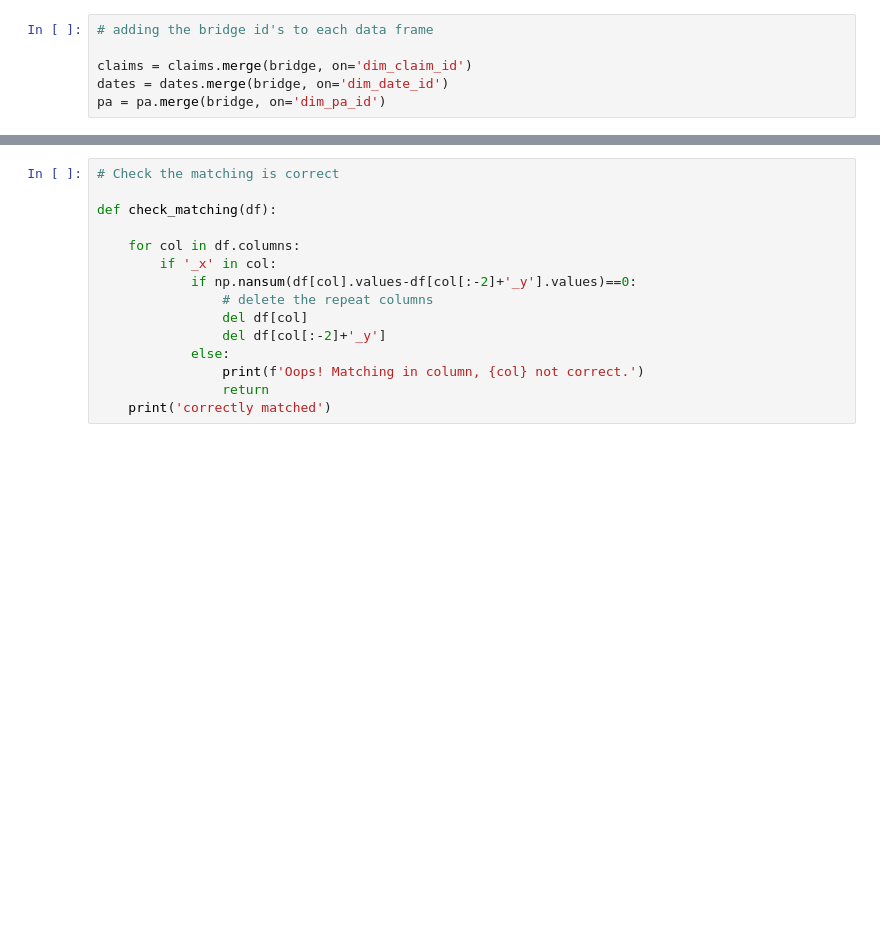
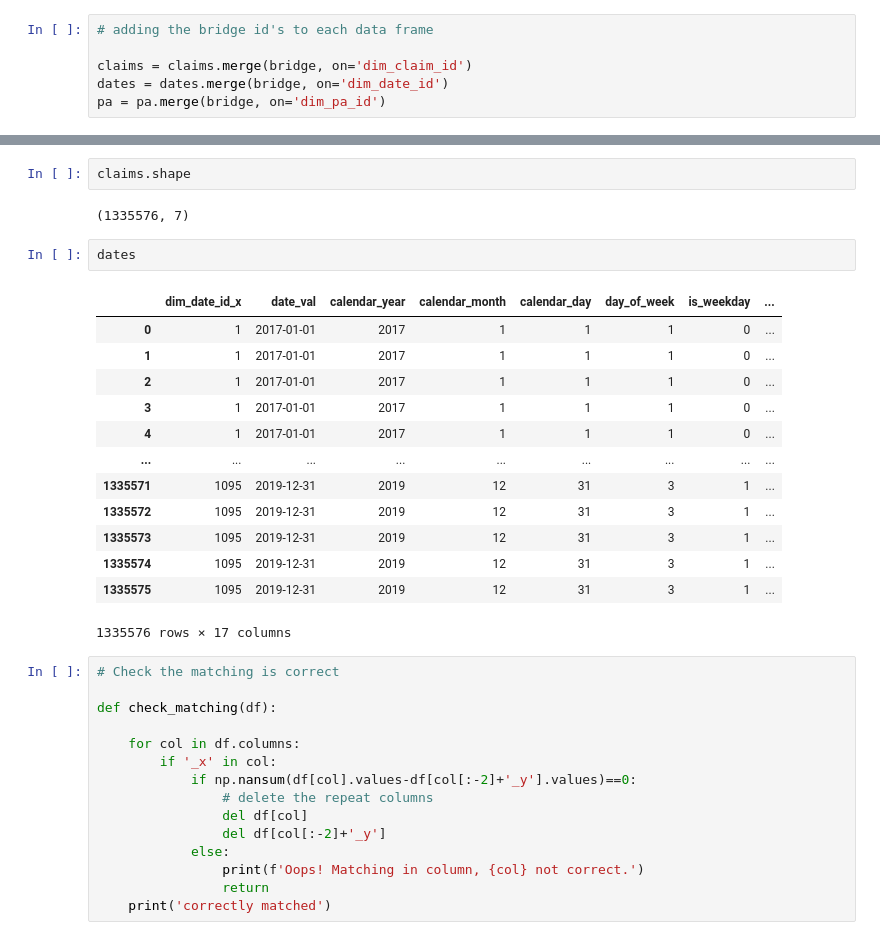
Before and after one commit to Erdos-CMM/CoverMyMeds, a Jupyter notebook: notebooks/Data Organization.ipynb, the cells around one changed output, grey strips where cells are left out. Saved outputs shown, nothing was run; the diff lists cells and outputs as text; blank space fills up the shorter version.

```diff
--- a/notebooks/Data Organization.ipynb
+++ b/notebooks/Data Organization.ipynb
@@ -322,3 +450,23 @@ data = dates.merge(pa, on='dim_claim_id', how='outer')
+# %%
+claims.shape
+# %% [output]
+(1335576, 7)
+# %%
+dates
+# %% [output]
+|  | dim_date_id_x | date_val | calendar_year | calendar_month | calendar_day | day_of_week | is_weekday | ... |
+| 0 | 1 | 2017-01-01 | 2017 | 1 | 1 | 1 | 0 | ... |
+| 1 | 1 | 2017-01-01 | 2017 | 1 | 1 | 1 | 0 | ... |
+| 2 | 1 | 2017-01-01 | 2017 | 1 | 1 | 1 | 0 | ... |
+| 3 | 1 | 2017-01-01 | 2017 | 1 | 1 | 1 | 0 | ... |
+| 4 | 1 | 2017-01-01 | 2017 | 1 | 1 | 1 | 0 | ... |
+| ... | ... | ... | ... | ... | ... | ... | ... | ... |
+| 1335571 | 1095 | 2019-12-31 | 2019 | 12 | 31 | 3 | 1 | ... |
+| 1335572 | 1095 | 2019-12-31 | 2019 | 12 | 31 | 3 | 1 | ... |
+| 1335573 | 1095 | 2019-12-31 | 2019 | 12 | 31 | 3 | 1 | ... |
+| 1335574 | 1095 | 2019-12-31 | 2019 | 12 | 31 | 3 | 1 | ... |
+| 1335575 | 1095 | 2019-12-31 | 2019 | 12 | 31 | 3 | 1 | ... |
+1335576 rows × 17 columns
 # %%
 # Check the matching is correct
 
```
Also changed, not shown: parts of 12 cells of this notebook.
